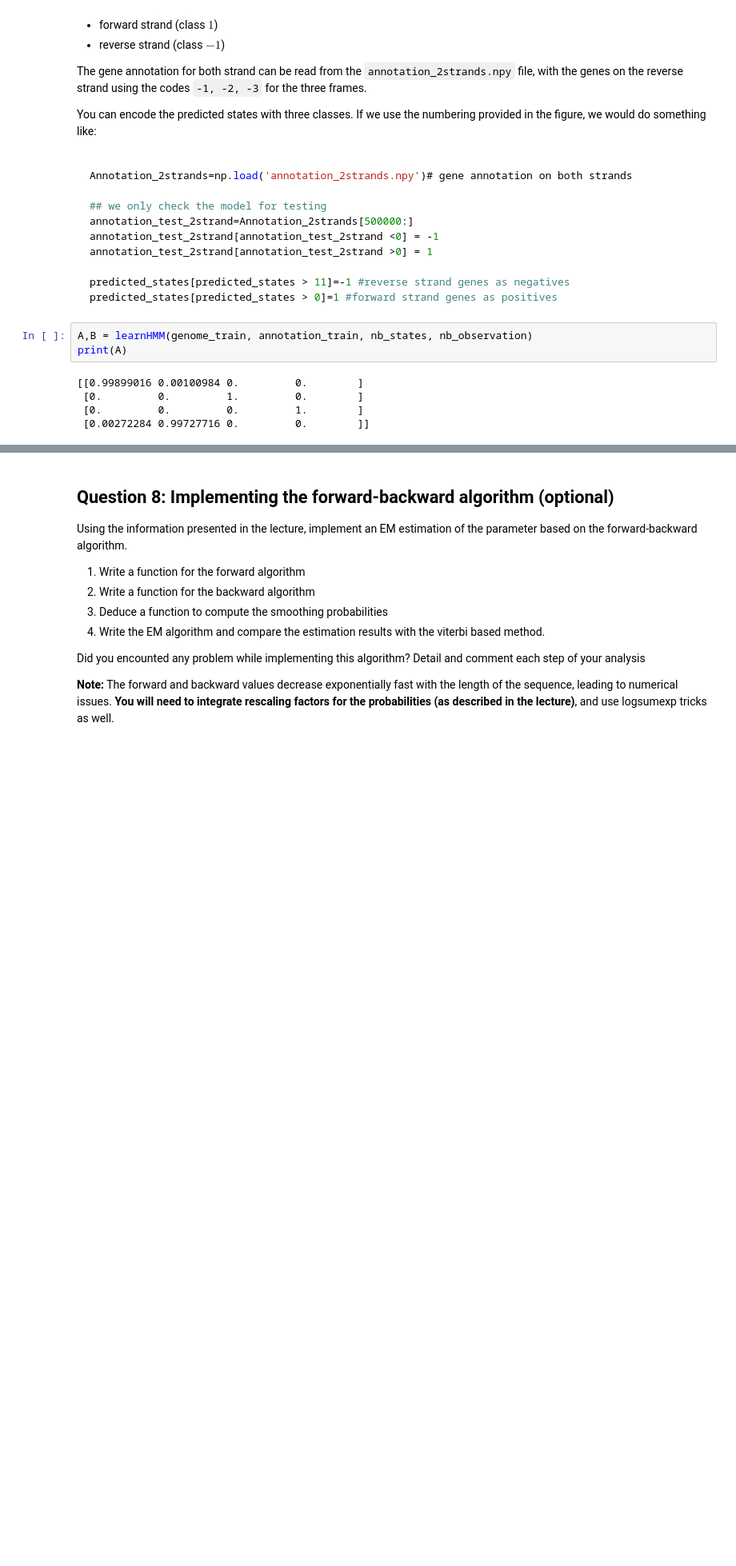
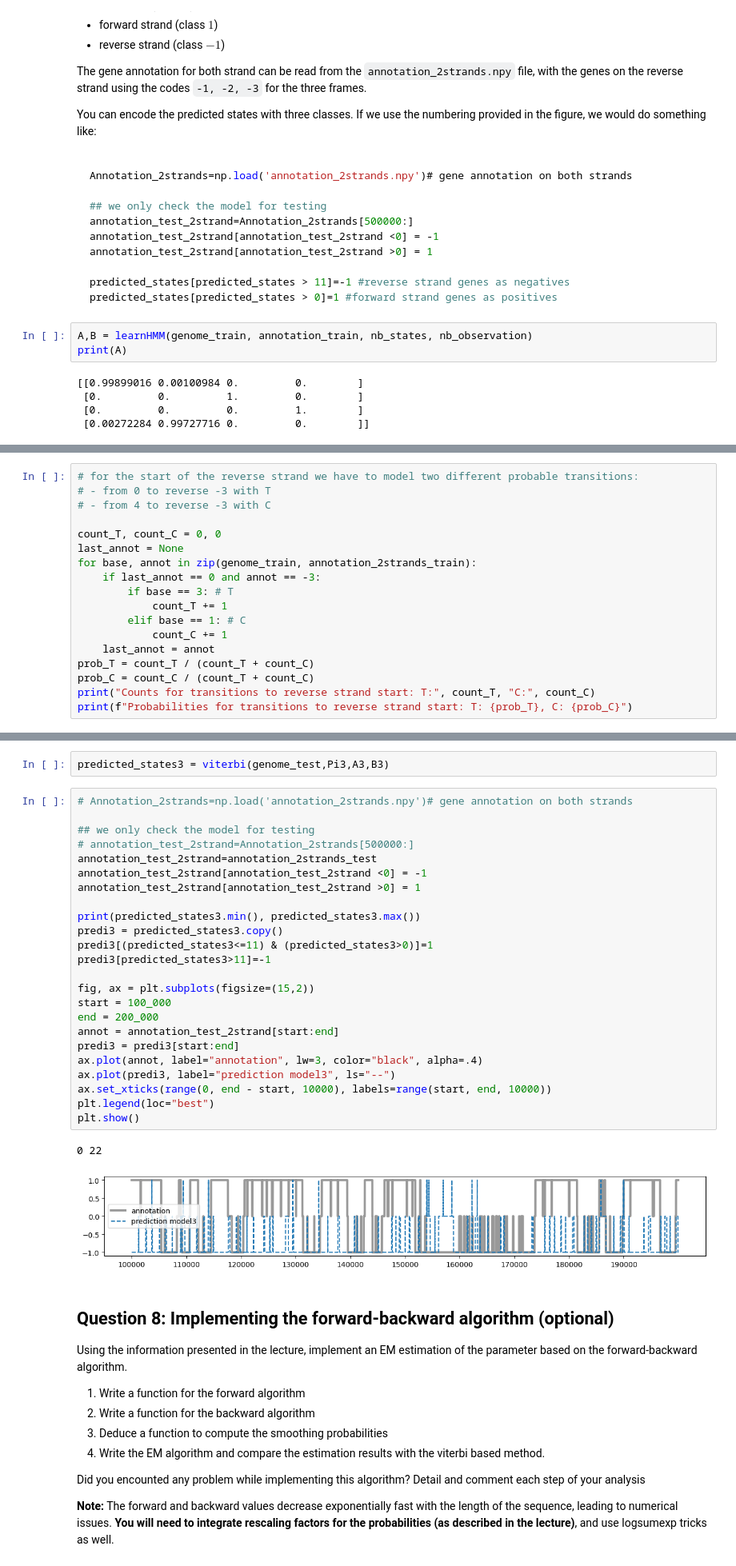
Before and after one commit to vincenteichhorn/cs-apml-assignments, a Jupyter notebook: src/07-gene-prediction/HMM_Gene_prediction.ipynb, the cells around one changed output, grey strips where cells are left out. Shown at 80% size. Cells and saved outputs as stored; diff of their text form; blank space fills up the shorter version.

```diff
--- a/src/07-gene-prediction/HMM_Gene_prediction.ipynb
+++ b/src/07-gene-prediction/HMM_Gene_prediction.ipynb
@@ -730,0 +676,18 @@ annotation_test_2strand[annotation_test_2strand >0] = 1
+# %%
+# for the start of the reverse strand we have to model two different probable transitions:
+# - from 0 to reverse -3 with T
+# - from 4 to reverse -3 with C
+
+count_T, count_C = 0, 0
+last_annot = None
+for base, annot in zip(genome_train, annotation_2strands_train):
+    if last_annot == 0 and annot == -3:
+        if base == 3: # T
+            count_T += 1
+        elif base == 1: # C
+            count_C += 1
+    last_annot = annot
+prob_T = count_T / (count_T + count_C)
+prob_C = count_C / (count_T + count_C)
+print("Counts for transitions to reverse strand start: T:", count_T, "C:", count_C)
+print(f"Probabilities for transitions to reverse strand start: T: {prob_T}, C: {prob_C}")
@@ -731,3 +787,32 @@ annotation_test_2strand[annotation_test_2strand >0] = 1
+# %%
+predicted_states3 = viterbi(genome_test,Pi3,A3,B3)
+# %%
+# Annotation_2strands=np.load('annotation_2strands.npy')# gene annotation on both strands
+
+## we only check the model for testing
+# annotation_test_2strand=Annotation_2strands[500000:]
+annotation_test_2strand=annotation_2strands_test
+annotation_test_2strand[annotation_test_2strand <0] = -1
+annotation_test_2strand[annotation_test_2strand >0] = 1
+
+print(predicted_states3.min(), predicted_states3.max())
+predi3 = predicted_states3.copy()
+predi3[(predicted_states3<=11) & (predicted_states3>0)]=1
+predi3[predicted_states3>11]=-1
+
+fig, ax = plt.subplots(figsize=(15,2))
+start = 100_000
+end = 200_000
+annot = annotation_test_2strand[start:end]
+predi3 = predi3[start:end]
+ax.plot(annot, label="annotation", lw=3, color="black", alpha=.4)
+ax.plot(predi3, label="prediction model3", ls="--")
+ax.set_xticks(range(0, end - start, 10000), labels=range(start, end, 10000))
+plt.legend(loc="best")
+plt.show()
+# %% [output]
+0 22
+[figure, added]
 # %% [markdown]
 ## Question 8: Implementing the forward-backward algorithm (optional)
 
```
Also changed, not shown: parts of 11 cells of this notebook.
